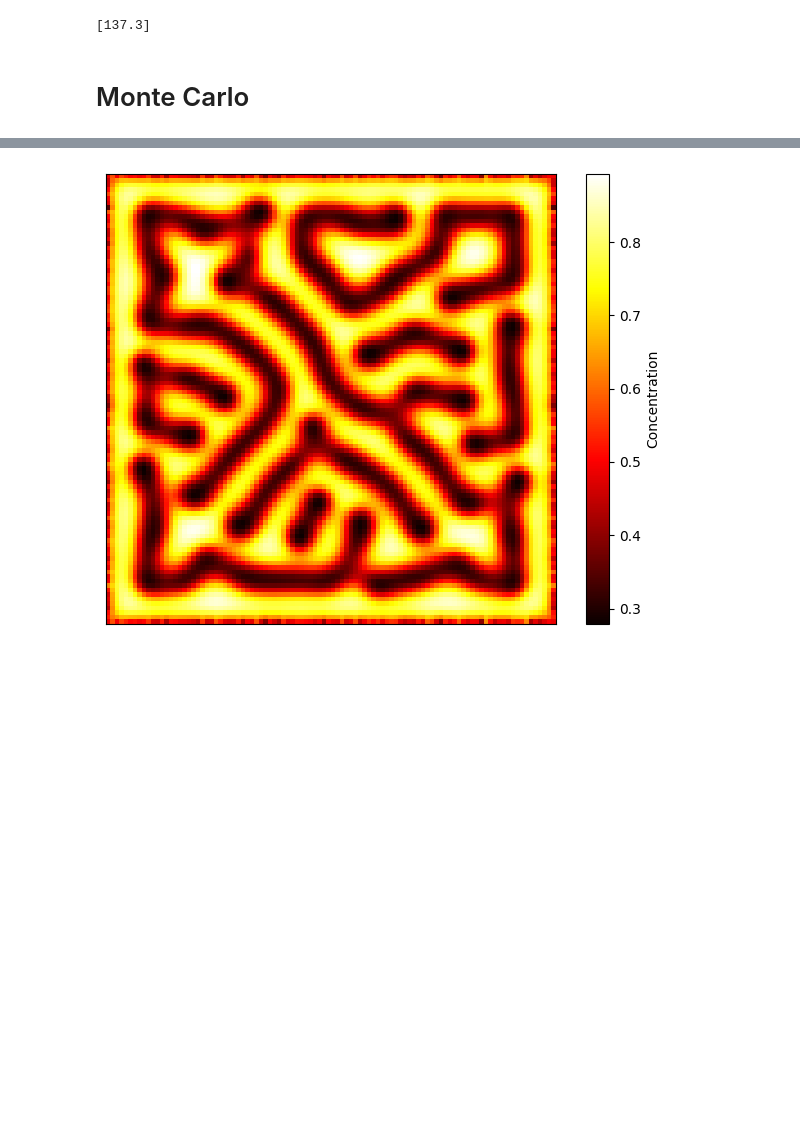
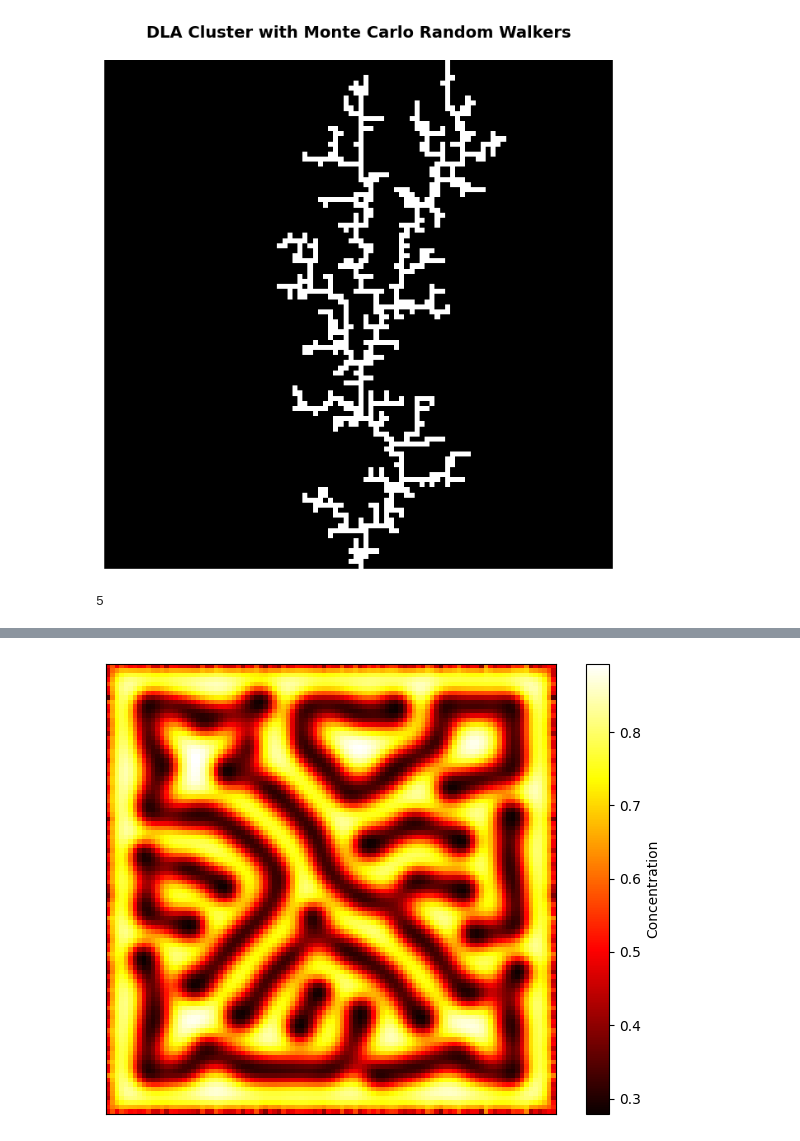
Before and after one commit to koenweverink/ScientificComputing, a Jupyter notebook: Set2.ipynb, the cells around one changed output, grey strips where cells are left out. Cells and saved outputs as stored; diff of their text form; code cells hidden in the pictures; blank space fills up the shorter version.

```diff
--- a/Set2.ipynb
+++ b/Set2.ipynb
@@ -207,7 +207 @@ plt.show()
-# %%
-print(n_iter)
-# %% [output]
-[137.3]
-# %% [markdown]
-# Monte Carlo
 # %%
@@ -257,0 +259,31 @@ domain = run_dla(size, seed_position, num_walkers)
+# %%
+# Custom color map: 0 for the background (red), 1 for the domain (yellow)
+cmap = mpl.colors.ListedColormap(['black', 'white'])
+
+# Ensure the domain values are exactly 0 or 1 for the custom colormap
+domain_binary = np.where(domain > 0, 1, 0)  # Convert all non-zero values to 1
+
+# Plot the result
+plt.figure(figsize=(8, 8))
+plt.imshow(domain_binary, cmap=cmap)  # Apply the custom color map here
+plt.title('DLA Cluster with Monte Carlo Random Walkers', fontsize=14, color='black')
+plt.axis('off')  # Turn off the axis
+plt.show()
+# %% [output]
+[figure, added]
+# %%
+# Parameters
+size = 100
+seed_position = (size - 1, size // 2)  # Starting at the bottom center
+num_walkers = 1000  # Number of walkers
+stick_probs = [0.1, 0.25, 0.5, 0.75, 1]  # Different sticking probabilities
+
+results = []
+for ps in stick_probs:
+    # Run simulations
+    domain = monte_carlo(size, seed_position, num_walkers, ps)
+    results.append(domain)
+
+print(len(results))
+# %% [output]
+5
```
Also changed, not shown: parts of 16 cells of this notebook.
